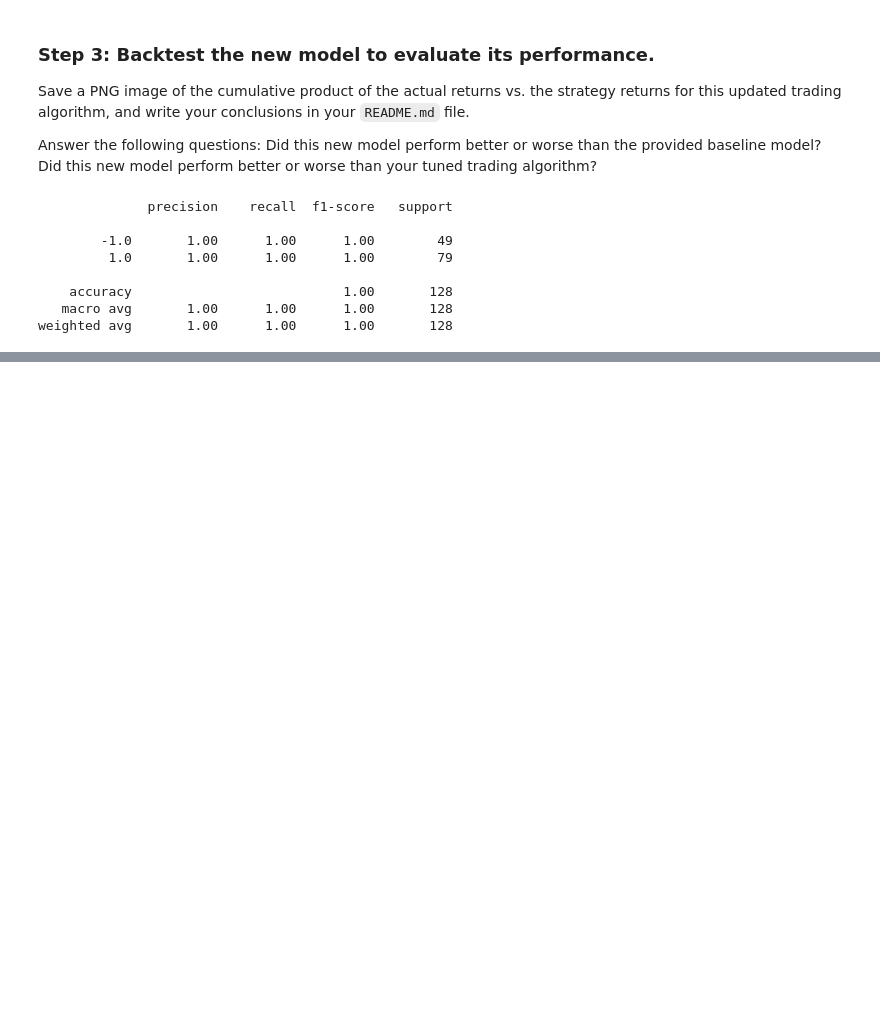
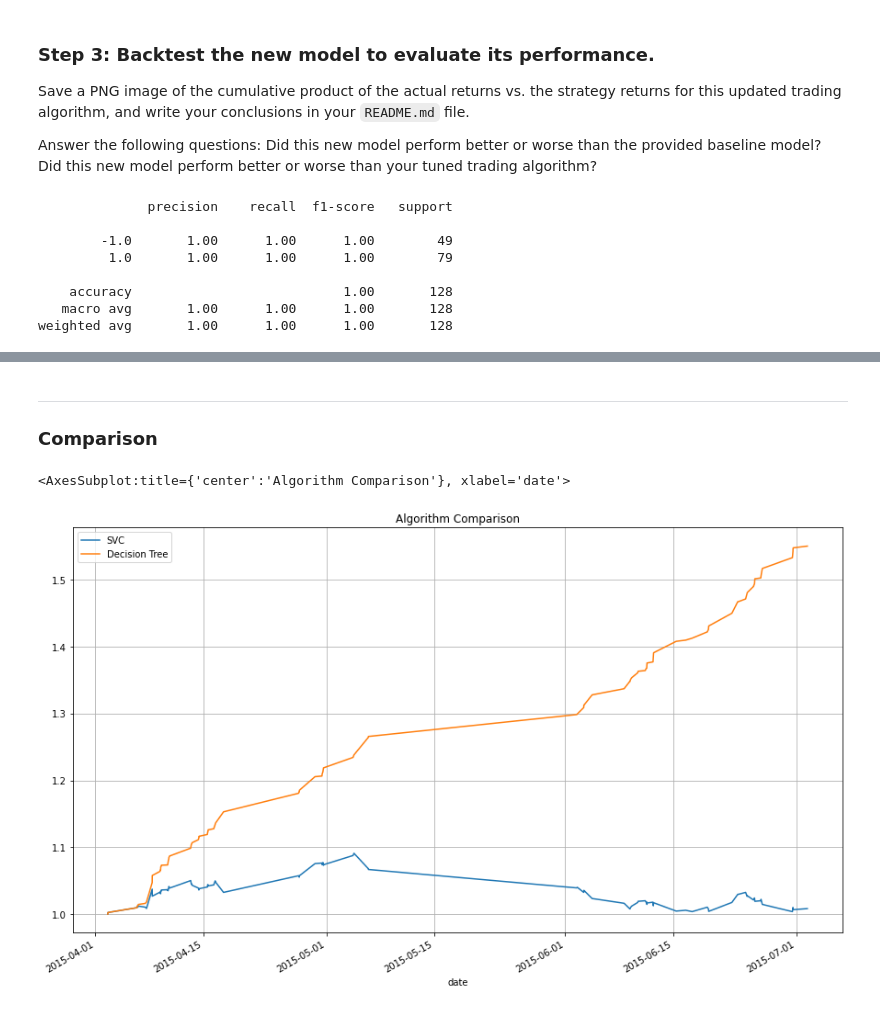
Before and after one commit to aarchmon/ML-Based-Algorithmic-Trading, a Jupyter notebook: machine_learning_trading_bot.ipynb, the cells around one changed output, grey strips where cells are left out. Saved outputs shown, nothing was run; the diff lists cells and outputs as text; code cells hidden in the pictures; blank space fills up the shorter version.

Commit message:
Added images.

```diff
--- a/machine_learning_trading_bot.ipynb
+++ b/machine_learning_trading_bot.ipynb
@@ -505,0 +507,12 @@ predictions_df_2["Strategy Returns"] = (predictions_df_2["Predicted"] * predicti
+# %%
+# Create column for SVC prediction.
+svc = predictions_df["Strategy Returns"]
+
+# Create column for Decision Tree prediction.
+decision_tree = predictions_df_2["Strategy Returns"]
+
+# Create dataframe of SVC and Decision Tree predictions.
+combined_predictions_df = pd.DataFrame({"SVC" : svc, "Decision Tree" : decision_tree})
+
+# Review dataframe.
+combined_predictions_df.head(-5)
@@ -505,0 +534,10 @@ predictions_df_2["Strategy Returns"] = (predictions_df_2["Predicted"] * predicti
+# %% [markdown]
+---
+
+### Comparison
+# %%
+(1 + combined_predictions_df[["SVC", "Decision Tree"]]).cumprod().plot(figsize = (15, 9), grid = True,
+                                                                           title = "Algorithm Comparison")
+# %% [output]
+<AxesSubplot:title={'center':'Algorithm Comparison'}, xlabel='date'>
+[figure, added]
```
Also changed, not shown: parts of 3 cells of this notebook, 5 other files.
